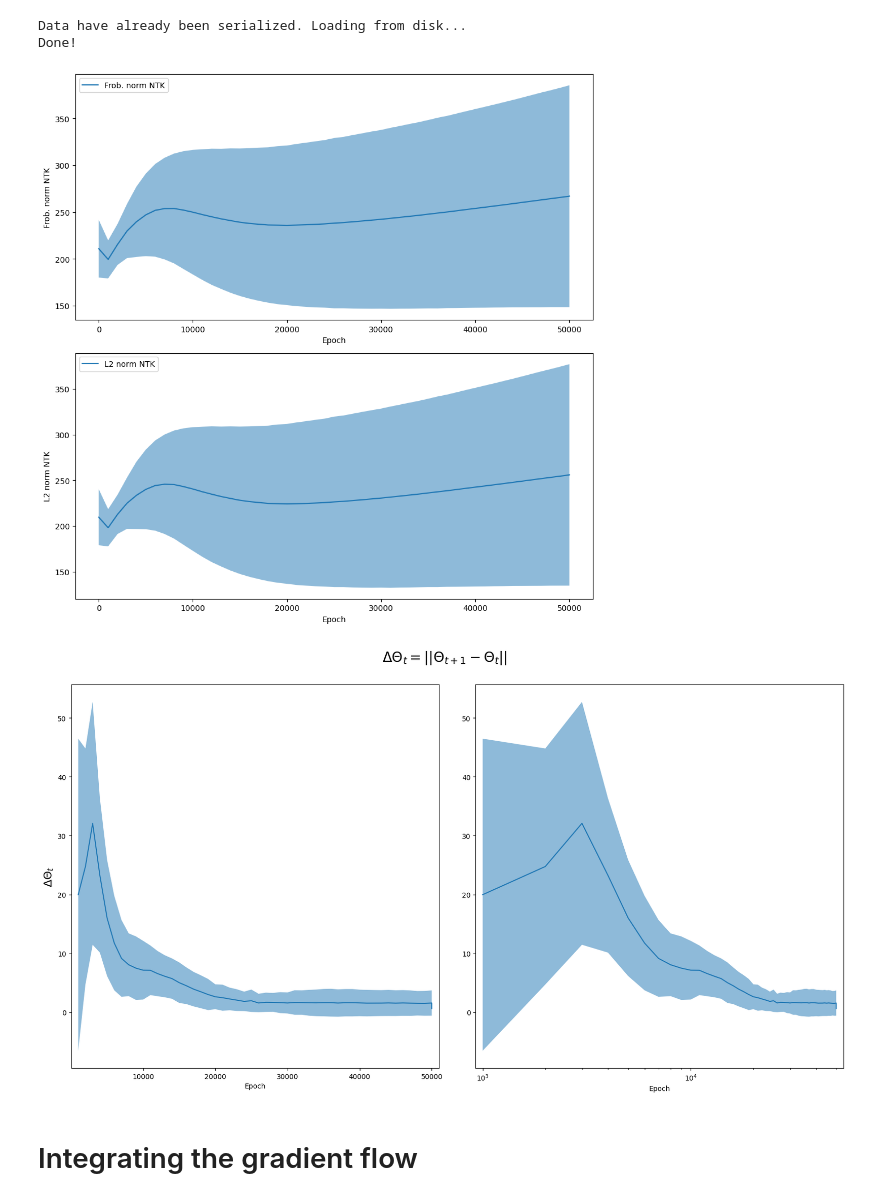
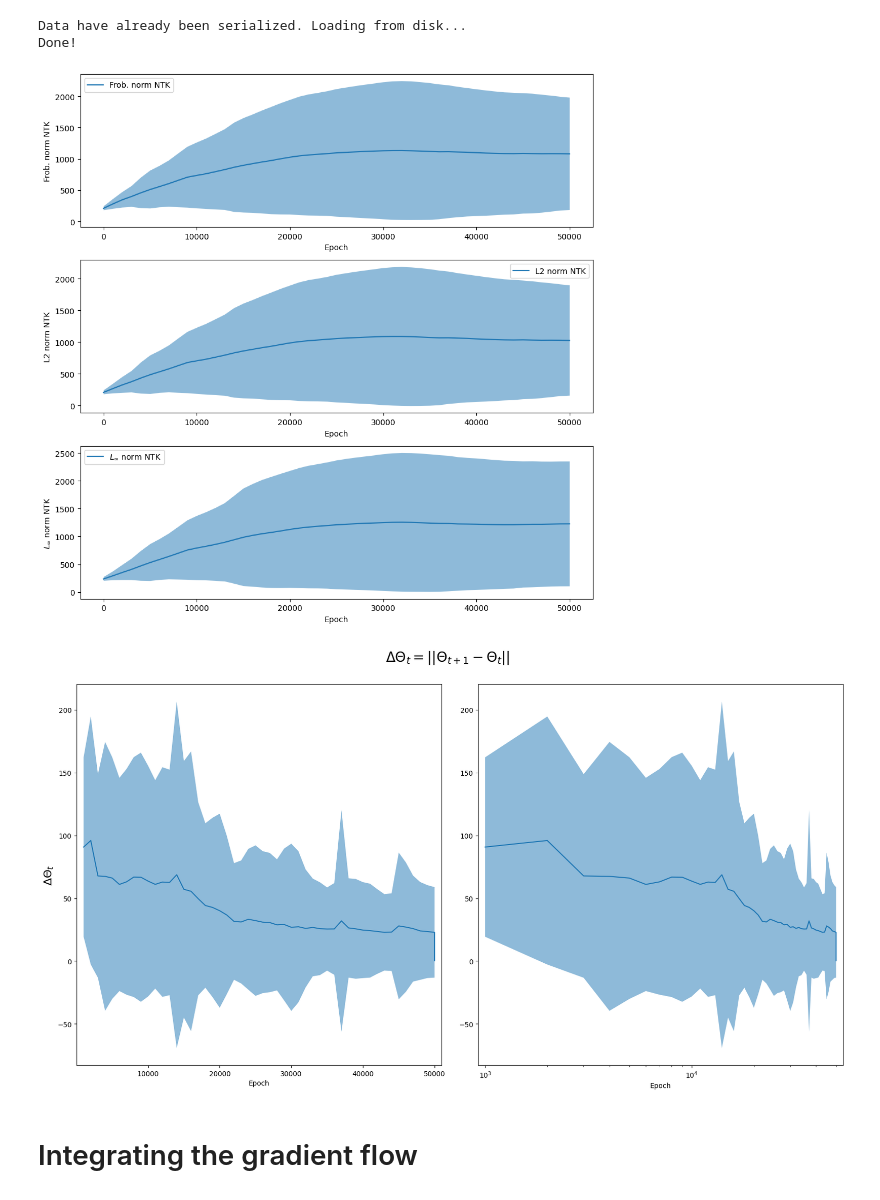
Before and after one commit to achiefa/DeepLearningTheory, a Jupyter notebook: Experiments/Integrated_solution/nnpdf/analyse.ipynb, the cells around one changed output. Drawn from its saved outputs; the diff is of its cells as text; code cells hidden in the pictures.

```diff
--- a/Experiments/Integrated_solution/nnpdf/analyse.ipynb
+++ b/Experiments/Integrated_solution/nnpdf/analyse.ipynb
@@ -14,7 +14,7 @@ WEIGHTS_TOKEN = 'weights.h5'
 def select_weight(epoch: int):
   return f"epoch_{int(epoch)}.{WEIGHTS_TOKEN}"
 # %%
-FIT_FOLDER = Path('./fits/fit_250417-01-L2-50000')
+FIT_FOLDER = Path('./fits/fit_250418-01-L2-Adam-50000')
 SERIALIZATION_FOLDER = FIT_FOLDER / 'serialization'
 SERIALIZATION_FOLDER.mkdir(parents=True, exist_ok=True)
 
@@ -119,30 +119,36 @@ if not any(SERIALIZATION_FOLDER.iterdir()):
   NTK_time = []
   frob_norm_time = []
   l2_norm_time = []
+  linf_norm_time = []
   for epoch in common_epochs:
     print(f"Epoch {epoch} / {common_epochs[-1]}")
     NTK_distribution = Distribution(f'NTK epoch {epoch}') # Each epoch contains a distribution of NTKs
     frob_norm_dist = Distribution(f'Frobenius norm epoch {epoch}')
     l2_norm_dist = Distribution(f'L2 norm epoch {epoch}')
+    linf_norm_dist = Distribution(f'Linf norm epoch {epoch}')
     for replica_path in replicas_folders:
       model = PDFmodel.load_model(replica_path / 'config.json', replica_path / select_weight(epoch))
       NTK = model.compute_ntk()
       _, S, _ = np.linalg.svd(NTK, hermitian=True)
       frob_norm_dist.add(np.sqrt(np.sum([s**2 for s in S])))
       l2_norm_dist.add(S[0])
+      linf_norm_dist.add(np.linalg.norm(NTK, ord='inf'))
       NTK_distribution.add(NTK)
 
     NTK_time.append(NTK_distribution)
     frob_norm_time.append(frob_norm_dist)
     l2_norm_time.append(l2_norm_dist)
+    linf_norm_time.append(linf_norm_dist)
     pickle.dump(NTK_time, open(SERIALIZATION_FOLDER / 'NTK_time.pickle', 'wb'))
     pickle.dump(frob_norm_time, open(SERIALIZATION_FOLDER / 'frob_norm_time.pickle', 'wb'))
     pickle.dump(l2_norm_time, open(SERIALIZATION_FOLDER / 'l2_norm_time.pickle', 'wb'))
+    pickle.dump(linf_norm_time, open(SERIALIZATION_FOLDER / 'linf_norm_time.pickle', 'wb'))
 else:
   print('Data have already been serialized. Loading from disk...')
   NTK_time = pickle.load(open(SERIALIZATION_FOLDER / 'NTK_time.pickle', 'rb'))
   frob_norm_time = pickle.load(open(SERIALIZATION_FOLDER / 'frob_norm_time.pickle', 'rb'))
   l2_norm_time = pickle.load(open(SERIALIZATION_FOLDER / 'l2_norm_time.pickle', 'rb'))
+  linf_norm_time = pickle.load(open(SERIALIZATION_FOLDER / 'linf_norm_time.pickle', 'rb'))
   print('Done!')
 # %% [output]
 Data have already been serialized. Loading from disk...
@@ -159,27 +165,35 @@ for i in range(len(NTK_time) - 1):
 # %%
 frob_means = np.array([frob.get_mean() for frob in frob_norm_time])
 frob_stds = np.array([frob.get_std() for frob in frob_norm_time])
 l2_means = np.array([l2.get_mean() for l2 in l2_norm_time])
 l2_stds = np.array([l2.get_std() for l2 in l2_norm_time])
+linf_means = np.array([linf.get_mean() for linf in linf_norm_time])
+linf_stds = np.array([linf.get_std() for linf in linf_norm_time])
 
-fig, axs = plt.subplots(2, 1, figsize=(10, 10))
+fig, axs = plt.subplots(3, 1, figsize=(10, 10))
 
 axs[0].plot(common_epochs, frob_means, label='Frob. norm NTK')
 axs[0].fill_between(common_epochs, frob_means + frob_stds, frob_means - frob_stds, alpha=0.5)
 axs[0].set_xlabel('Epoch')
 axs[0].set_ylabel('Frob. norm NTK')
 axs[0].legend()
 
 axs[1].plot(common_epochs, l2_means, label='L2 norm NTK')
 axs[1].fill_between(common_epochs, l2_means + l2_stds, l2_means - l2_stds, alpha=0.5)
 axs[1].set_xlabel('Epoch')
 axs[1].set_ylabel('L2 norm NTK')
 axs[1].legend()
 
+axs[2].plot(common_epochs, linf_means, label=r'$L_{\infty}$ norm NTK')
+axs[2].fill_between(common_epochs, linf_means + linf_stds, linf_means - linf_stds, alpha=0.5)
+axs[2].set_xlabel('Epoch')
+axs[2].set_ylabel(r'$L_{\infty}$ norm NTK')
+axs[2].legend()
+
 fig.tight_layout()
 fig.savefig(PLOT_FOLDER / 'NTK_norms.png', dpi=300)
 # %% [output]
-[figure, old version]
+[figure, new version]
 # %%
 delta_ntk_means = np.array([delta.get_mean() for delta in Delta_ntk_t])
 delta_ntk_stds = np.array([delta.get_std() for delta in Delta_ntk_t])
@@ -202,7 +216,7 @@ fig.suptitle(r'$\Delta \Theta_t = || \Theta_{t+1} - \Theta_{t}||$', fontsize=20,
 fig.tight_layout()
 fig.savefig(PLOT_FOLDER / 'delta_ntk.png', dpi=300)
 # %% [output]
-[figure, old version]
+[figure, new version]
 # %% [markdown]
 # Integrating the gradient flow
 # %%
```
Also changed, not shown: parts of 6 cells of this notebook, 59 other files.
